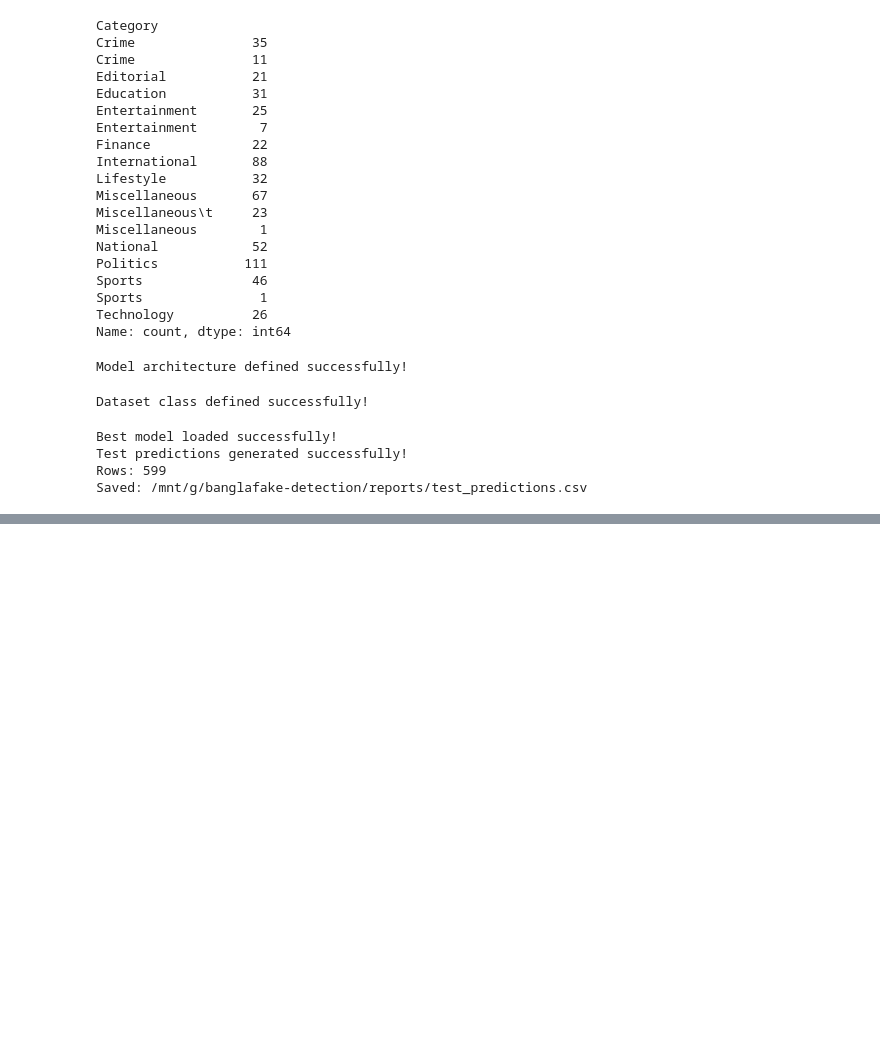
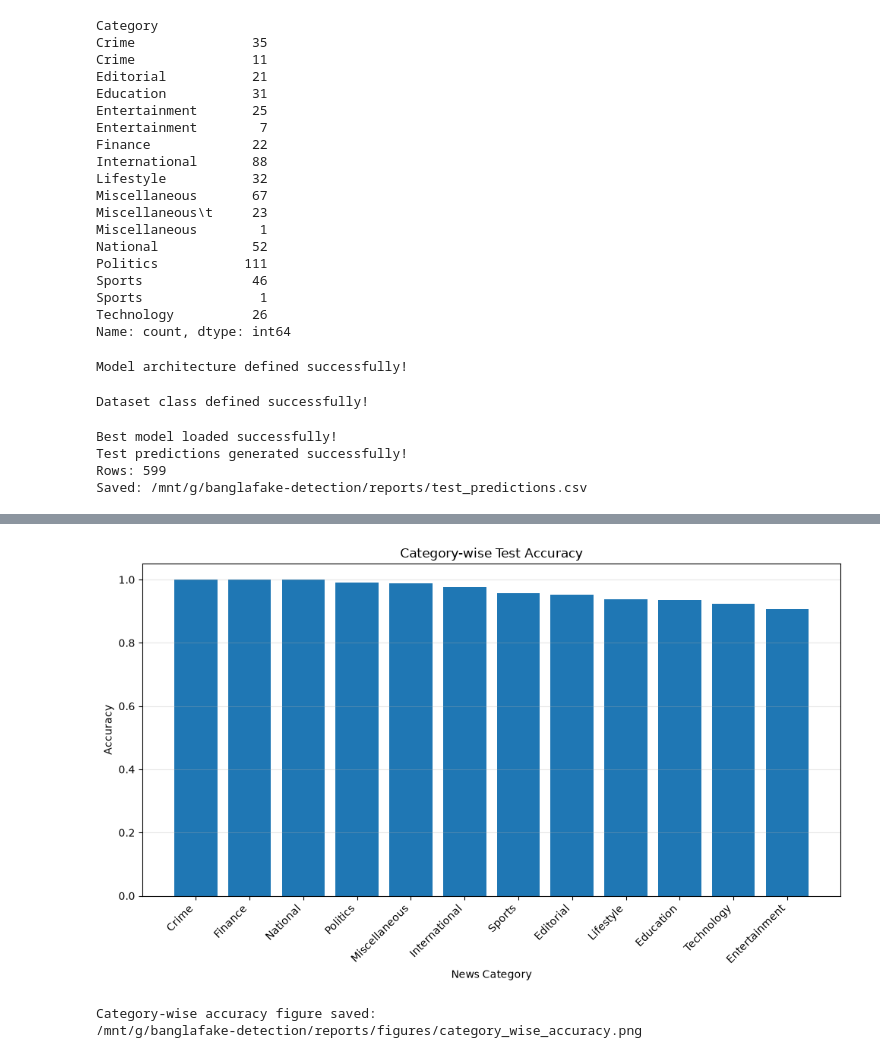
Before and after one commit to jaimulhaque/banglafake-detection, a Jupyter notebook: notebooks/03_research_analysis.ipynb, the cells around one changed output, grey strips where cells are left out. Saved outputs shown, nothing was run; the diff lists cells and outputs as text; code cells hidden in the pictures; blank space fills up the shorter version.

```diff
--- a/notebooks/03_research_analysis.ipynb
+++ b/notebooks/03_research_analysis.ipynb
@@ -516,0 +580,43 @@ Saved: /mnt/g/banglafake-detection/reports/test_predictions.csv
+# %%
+# ============================================================
+# Cell 11: Category-wise Accuracy Plot
+# Purpose: Visualize model performance across categories
+# ============================================================
+
+plt.figure(figsize=(10, 6))
+
+plt.bar(
+    category_analysis.index,
+    category_analysis["Accuracy"]
+)
+
+plt.xlabel("News Category")
+plt.ylabel("Accuracy")
+plt.title("Category-wise Test Accuracy")
+
+plt.xticks(rotation=45, ha="right")
+plt.ylim(0, 1.05)
+plt.grid(axis="y", alpha=0.3)
+
+plt.tight_layout()
+
+category_plot_path = os.path.join(
+    FIGURES_DIR,
+    "category_wise_accuracy.png"
+)
+
+plt.savefig(
+    category_plot_path,
+    dpi=300,
+    bbox_inches="tight"
+)
+
+plt.show()
+plt.close()
+
+print("Category-wise accuracy figure saved:")
+print(category_plot_path)
+# %% [output]
+[figure, added]
+Category-wise accuracy figure saved:
+/mnt/g/banglafake-detection/reports/figures/category_wise_accuracy.png
```
Also changed, not shown: parts of 8 cells of this notebook, 2 other files.
